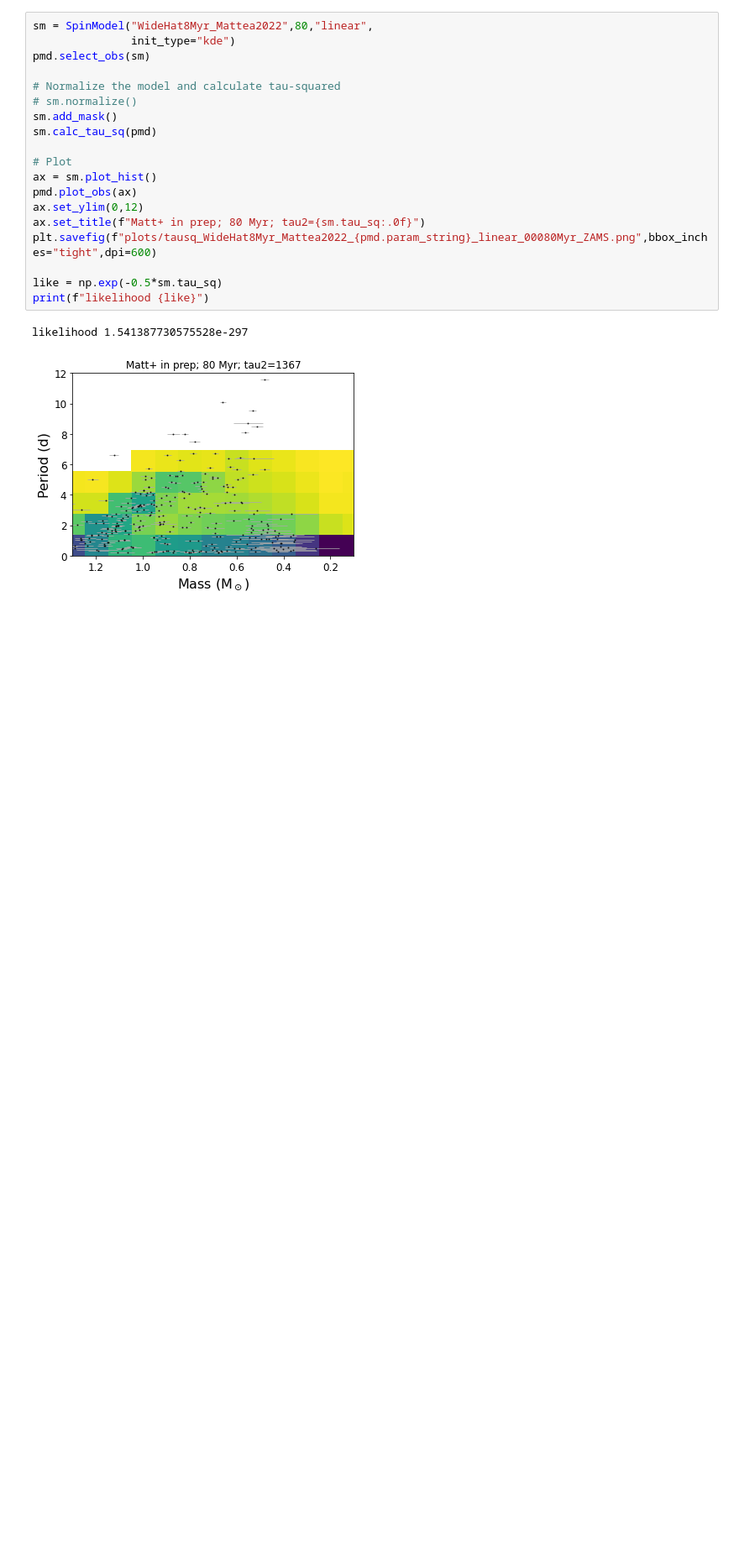
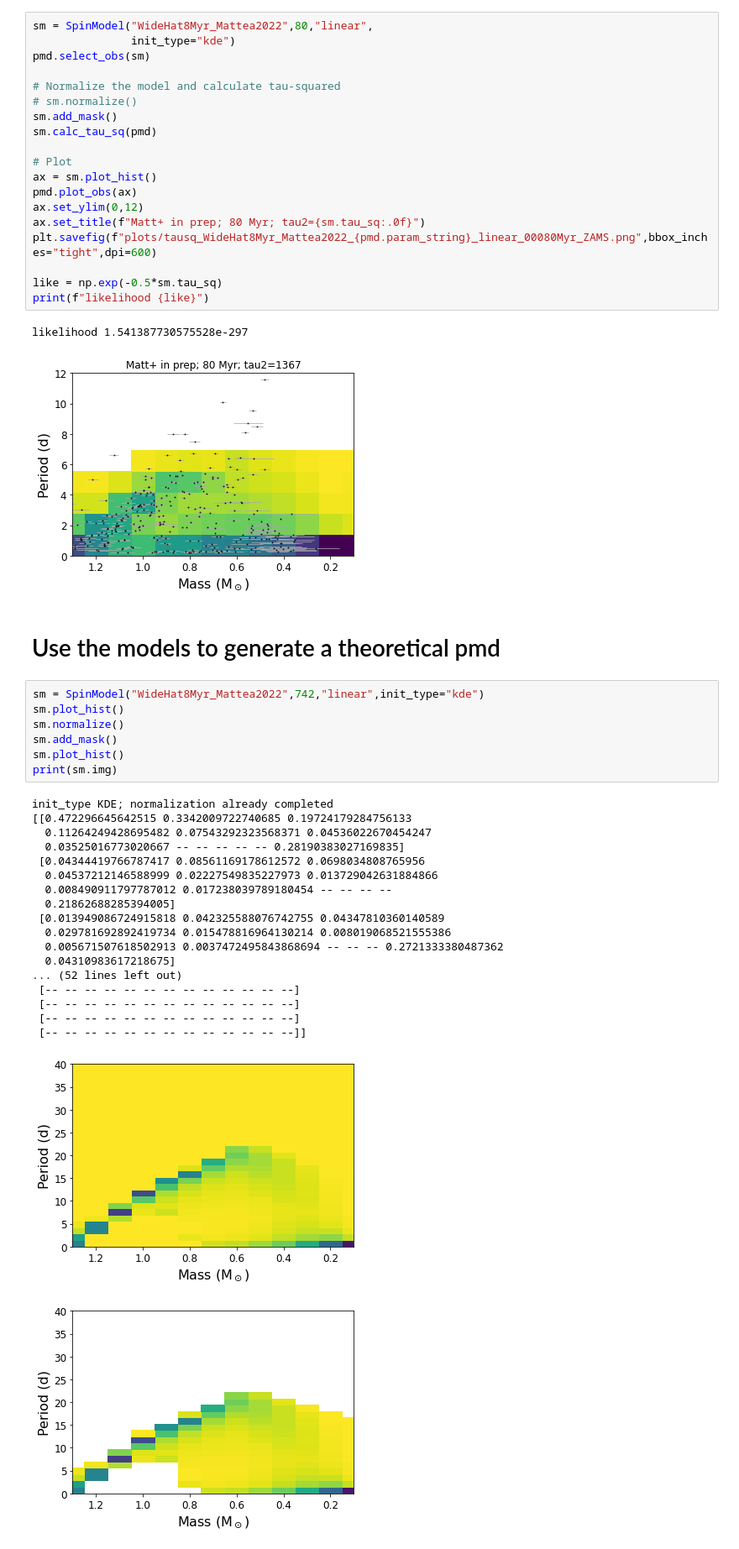
Before and after one commit to stephtdouglas/TESS_young, a Jupyter notebook: tau_sq.ipynb, the cells around one changed output. Shown at 84% size. Saved outputs shown, nothing was run; the diff lists cells and outputs as text; blank space fills up the shorter version.

Commit message:
allow overall mass restriction, and create a PMD from a model

```diff
--- a/tau_sq.ipynb
+++ b/tau_sq.ipynb
@@ -880,3 +537,32 @@ print(f"likelihood {like}")
 # %% [output]
 likelihood 1.541387730575528e-297
 [figure]
+# %% [markdown]
+# Use the models to generate a theoretical pmd
+# %%
+sm = SpinModel("WideHat8Myr_Mattea2022",742,"linear",init_type="kde")
+sm.plot_hist()
+sm.normalize()
+sm.add_mask()
+sm.plot_hist()
+print(sm.img)
+# %% [output]
+init_type KDE; normalization already completed
+[[0.472296645642515 0.3342009722740685 0.19724179284756133
+  0.11264249428695482 0.07543292323568371 0.04536022670454247
+  0.03525016773020667 -- -- -- -- -- 0.28190383027169835]
+ [0.04344419766787417 0.08561169178612572 0.0698034808765956
+  0.04537212146588999 0.02227549835227973 0.013729042631884866
+  0.008490911797787012 0.017238039789180454 -- -- -- --
+  0.21862688285394005]
+ [0.013949086724915818 0.042325588076742755 0.04347810360140589
+  0.029781692892419734 0.015478816964130214 0.008019068521555386
+  0.005671507618502913 0.0037472495843868694 -- -- -- 0.2721333380487362
+  0.04310983617218675]
+... (52 lines left out)
+ [-- -- -- -- -- -- -- -- -- -- -- -- --]
+ [-- -- -- -- -- -- -- -- -- -- -- -- --]
+ [-- -- -- -- -- -- -- -- -- -- -- -- --]
+ [-- -- -- -- -- -- -- -- -- -- -- -- --]]
+[figure, added]
+[figure, added]
```
Also changed, not shown: parts of 9 cells of this notebook, 1 other file.
